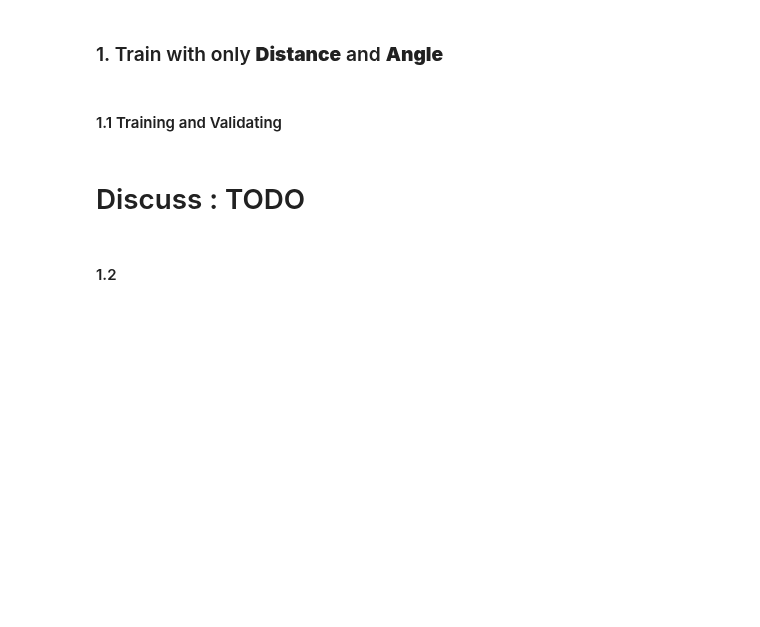
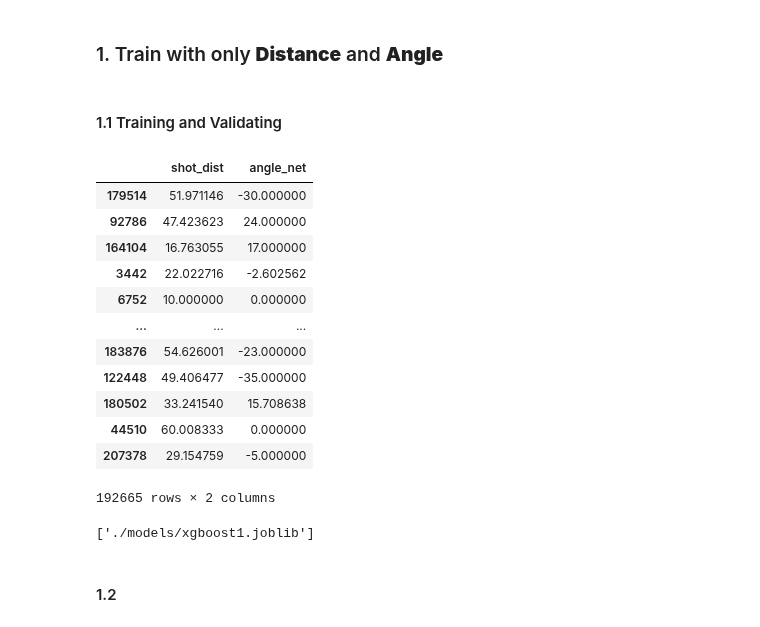
Before and after one commit to hfereidouni/DataScience, a Jupyter notebook: Milestone2/AdvancedModel.ipynb, the cells around one changed output. Saved outputs shown, nothing was run; the diff lists cells and outputs as text; code cells hidden in the pictures; blank space fills up the shorter version.

```diff
--- a/Milestone2/AdvancedModel.ipynb
+++ b/Milestone2/AdvancedModel.ipynb
@@ -71,15 +71,29 @@ from sklearn.calibration import CalibrationDisplay
 # %% [markdown]
 #### 1.1 Training and Validating
 # %%
-train_X_1,train_Y,val_X_1,val_Y = split_data(train_val_df,0.25,True)
+train_X_1,train_Y,val_X_1,val_Y = split_data(train_val_df,['shot_dist','angle_net'],0.25,True)
 train_X_1
+# %% [output]
+|  | shot_dist | angle_net |
+| 179514 | 51.971146 | -30.000000 |
+| 92786 | 47.423623 | 24.000000 |
+| 164104 | 16.763055 | 17.000000 |
+| 3442 | 22.022716 | -2.602562 |
+| 6752 | 10.000000 | 0.000000 |
+| ... | ... | ... |
+| 183876 | 54.626001 | -23.000000 |
+| 122448 | 49.406477 | -35.000000 |
+| 180502 | 33.241540 | 15.708638 |
+| 44510 | 60.008333 | 0.000000 |
+| 207378 | 29.154759 | -5.000000 |
+192665 rows × 2 columns
 # %%
 xgboost1= XGBClassifier()
 xgboost1.fit(train_X_1, train_Y)
 xgboost1_path = './models/xgboost1.joblib'
 dump(xgboost1,xgboost1_path)
+# %% [output]
+['./models/xgboost1.joblib']
-# %% [markdown]
-# Discuss : TODO
 # %% [markdown]
 #### 1.2
 # %% [markdown]
```
Also changed, not shown: parts of 32 cells of this notebook, 3 other files.
